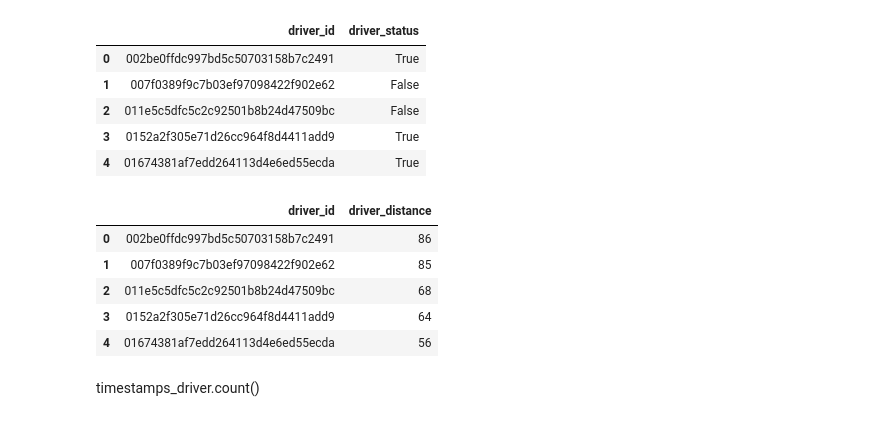
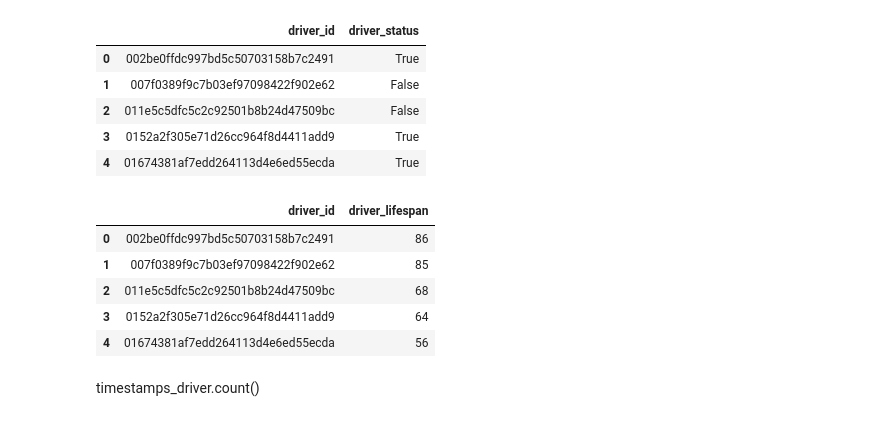
Before and after one commit to SallyPoon/LyftDS, a Jupyter notebook: Post-convo.ipynb, the cells around one changed output. Cells and saved outputs as stored; diff of their text form; code cells hidden in the pictures.

Commit message:
Add files via upload
With lifespan now

```diff
--- a/Post-convo.ipynb
+++ b/Post-convo.ipynb
@@ -285,13 +285,13 @@ driver_status_df.head()
 # %%
 driver_status_distance_df = pd.DataFrame()
 
 driver_status_distance_df['driver_id'] = list(driver_status_distance)
 
-driver_status_distance_df['driver_distance'] = list(driver_status_distance.values())
+driver_status_distance_df['driver_lifespan'] = list(driver_status_distance.values())
 
 driver_status_distance_df.head()
 # %% [output]
-|  | driver_id | driver_distance |
+|  | driver_id | driver_lifespan |
 | 0 | 002be0ffdc997bd5c50703158b7c2491 | 86 |
 | 1 | 007f0389f9c7b03ef97098422f902e62 | 85 |
 | 2 | 011e5c5dfc5c2c92501b8b24d47509bc | 68 |
```
Also changed, not shown: parts of 1 cell of this notebook.
